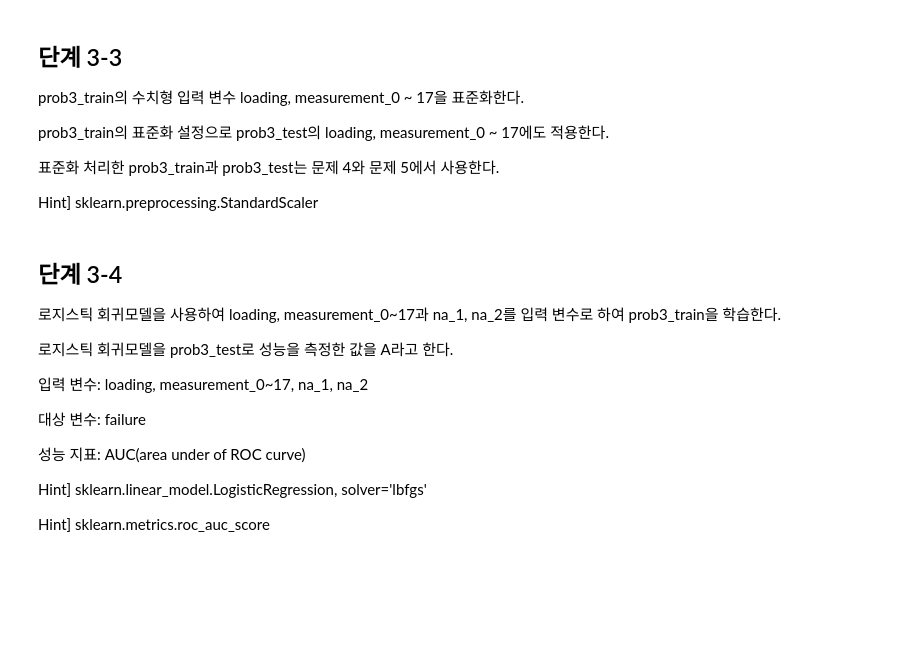
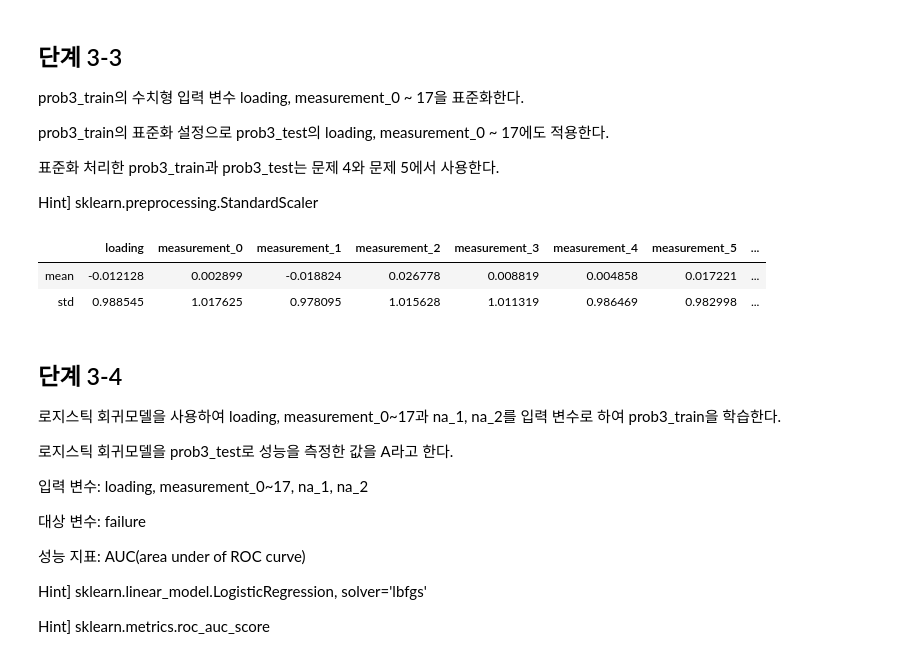
Before and after one commit to sunkusun9/DS_lv3_2304, a Jupyter notebook: sec_ds_lv3_prob1_prob.ipynb, the cells around one changed output. Saved outputs shown, nothing was run; the diff lists cells and outputs as text; code cells hidden in the pictures; blank space fills up the shorter version.

```diff
--- a/sec_ds_lv3_prob1_prob.ipynb
+++ b/sec_ds_lv3_prob1_prob.ipynb
@@ -641,3 +673,9 @@ Hint] sklearn.preprocessing.StandardScaler
+# %%
+df_prob3_test[X_prob3_3].agg(['mean', 'std'])
+# %% [output]
+|  | loading | measurement_0 | measurement_1 | measurement_2 | measurement_3 | measurement_4 | measurement_5 | ... |
+| mean | -0.012128 | 0.002899 | -0.018824 | 0.026778 | 0.008819 | 0.004858 | 0.017221 | ... |
+| std | 0.988545 | 1.017625 | 0.978095 | 1.015628 | 1.011319 | 0.986469 | 0.982998 | ... |
 # %% [markdown]
 ## 단계 3-4
 
```
Also changed, not shown: parts of 41 cells of this notebook.
